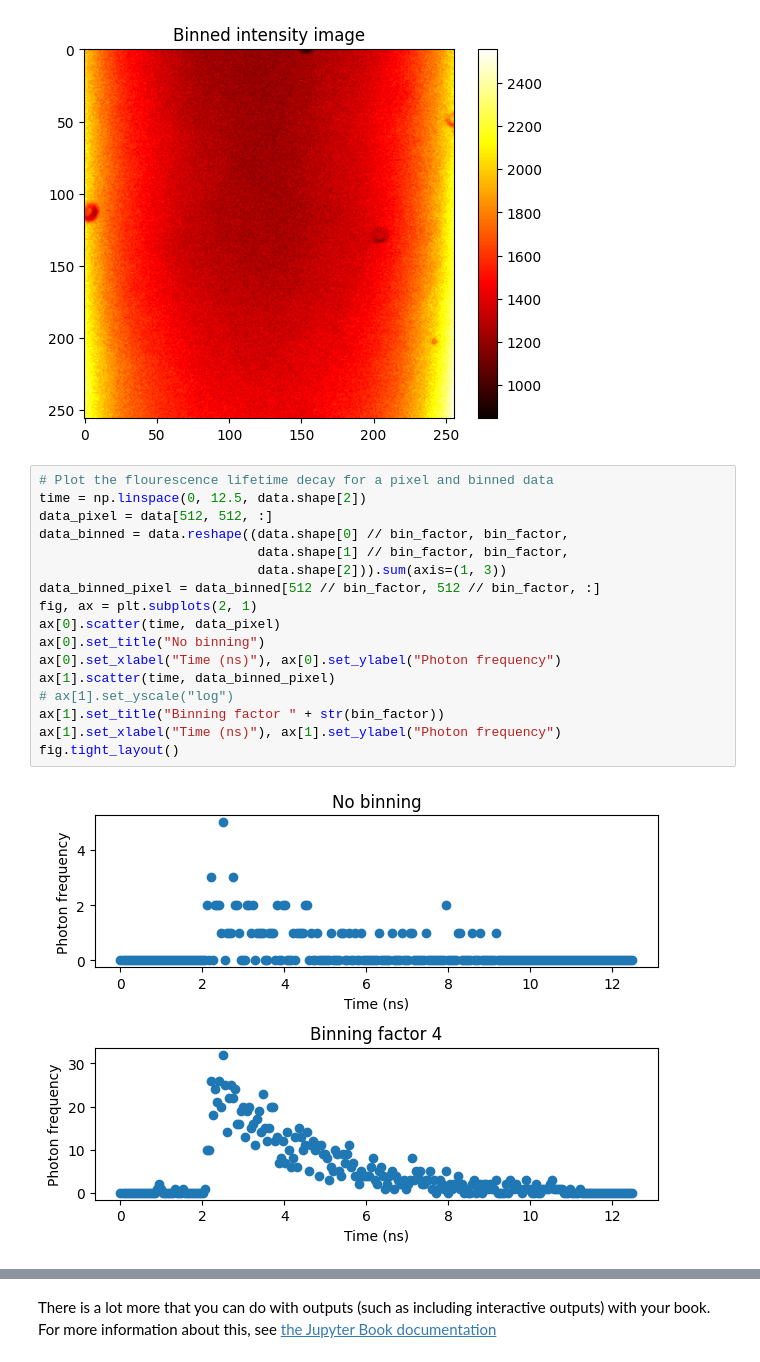
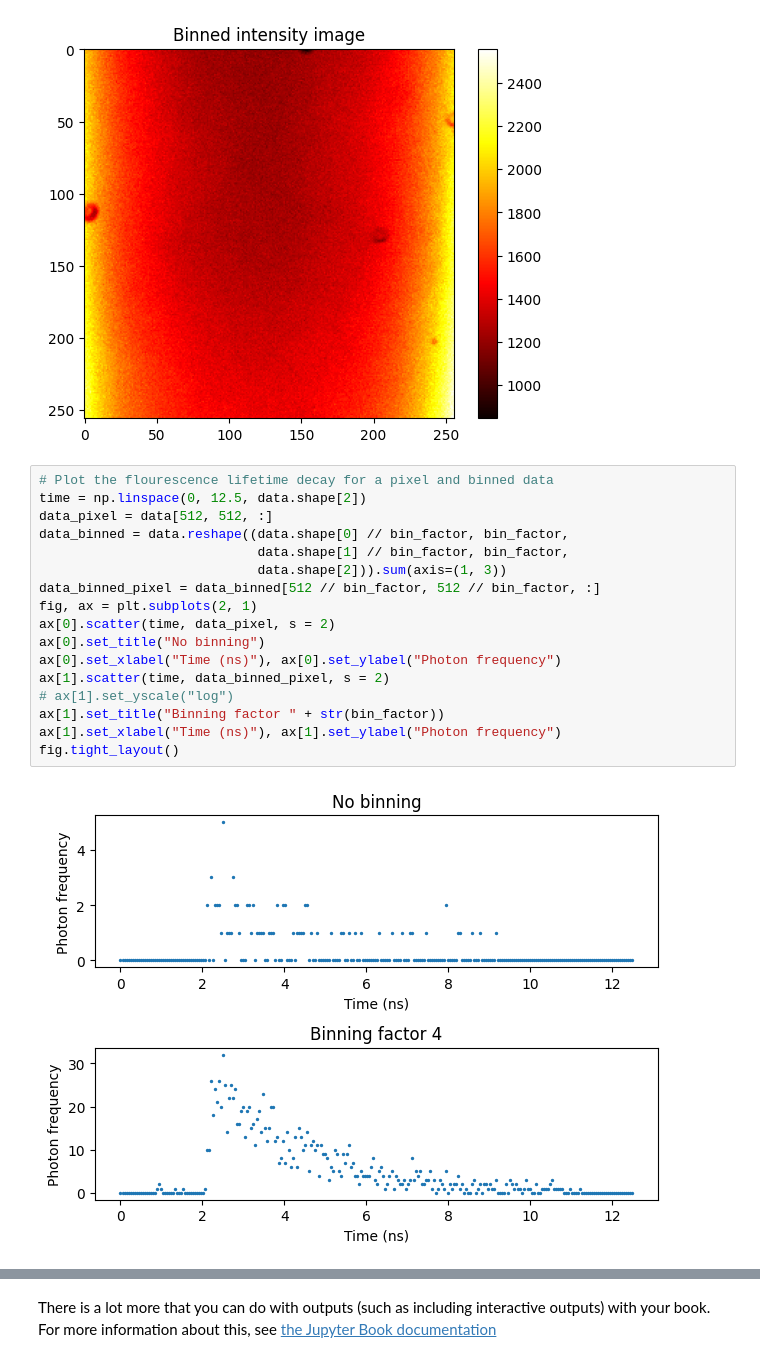
Before and after one commit to IPHYS-BIF/Animal_course_2024_jupiter_notebook, a Jupyter notebook: animal_course_2024/FLIM_notebooks.ipynb, the cells around one changed output, grey strips where cells are left out. Saved outputs shown, nothing was run; the diff lists cells and outputs as text.

```diff
--- a/animal_course_2024/FLIM_notebooks.ipynb
+++ b/animal_course_2024/FLIM_notebooks.ipynb
@@ -106,19 +106,19 @@ Text(0.5, 1.0, 'Binned intensity image')
 # %%
 # Plot the flourescence lifetime decay for a pixel and binned data
 time = np.linspace(0, 12.5, data.shape[2])
 data_pixel = data[512, 512, :]
 data_binned = data.reshape((data.shape[0] // bin_factor, bin_factor,
                             data.shape[1] // bin_factor, bin_factor,
                             data.shape[2])).sum(axis=(1, 3))
 data_binned_pixel = data_binned[512 // bin_factor, 512 // bin_factor, :]
 fig, ax = plt.subplots(2, 1)
-ax[0].scatter(time, data_pixel)
+ax[0].scatter(time, data_pixel, s = 2)
 ax[0].set_title("No binning")
 ax[0].set_xlabel("Time (ns)"), ax[0].set_ylabel("Photon frequency")
-ax[1].scatter(time, data_binned_pixel)
+ax[1].scatter(time, data_binned_pixel, s = 2)
 # ax[1].set_yscale("log")
 ax[1].set_title("Binning factor " + str(bin_factor))
 ax[1].set_xlabel("Time (ns)"), ax[1].set_ylabel("Photon frequency")
 fig.tight_layout()
 # %% [output]
-[figure, old version]
+[figure, new version]
```
Also changed, not shown: parts of 4 cells of this notebook.
